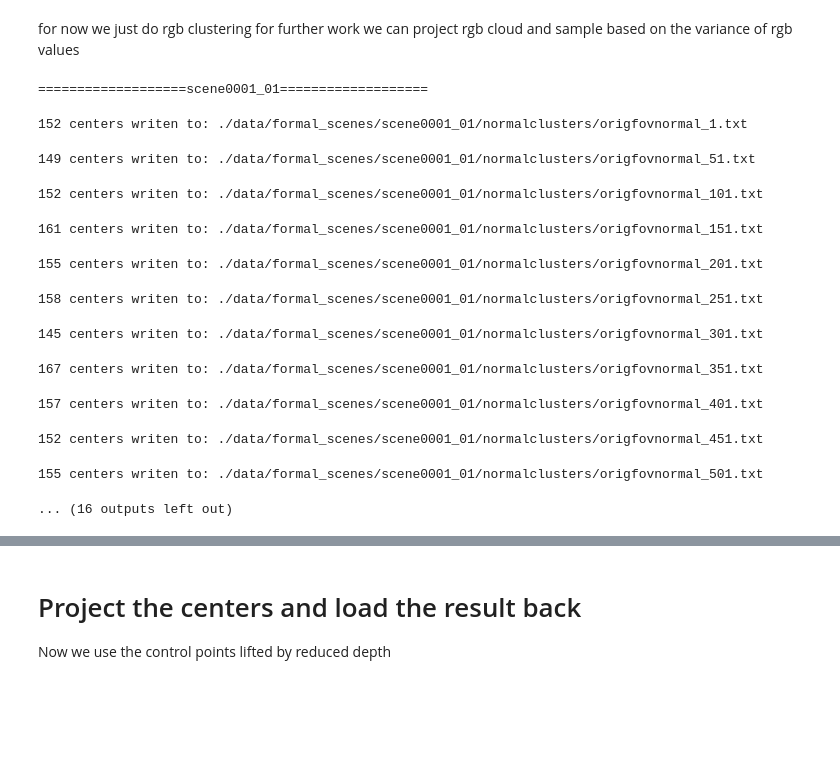
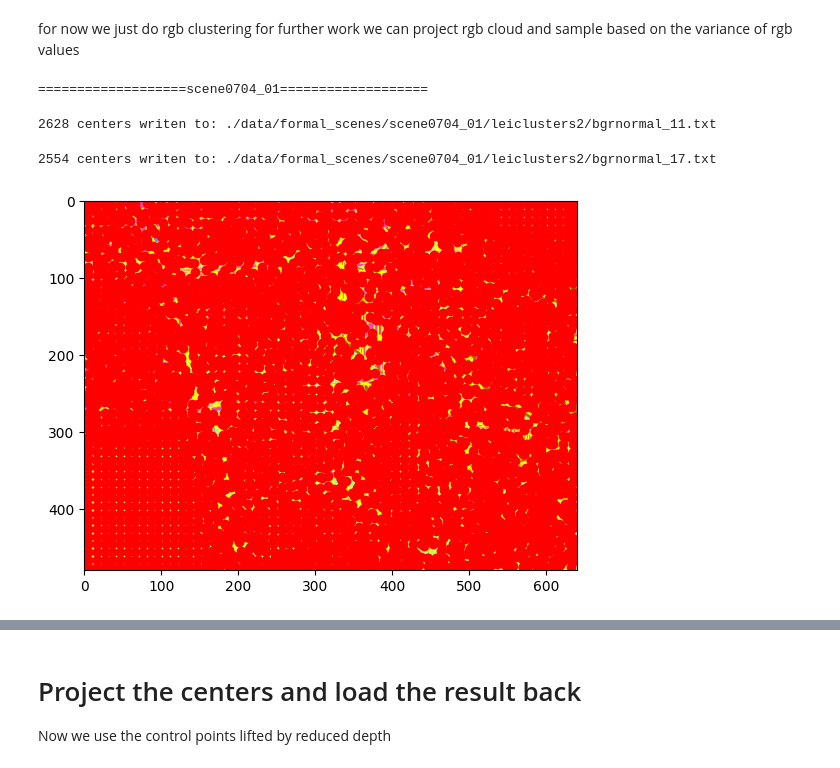
Before and after one commit to Dawnborn/Superpixel, a Jupyter notebook: superpixel.ipynb, the cells around one changed output, grey strips where cells are left out. Drawn from its saved outputs; the diff is of its cells as text; code cells hidden in the pictures; blank space fills up the shorter version.

```diff
--- a/superpixel.ipynb
+++ b/superpixel.ipynb
@@ -28,13 +32,16 @@ scene_root = "./data/formal_scenes/"
 hdr_fold = "hdr/"
 depth_fold = "depth/"
 normal_fold = "normal/"
-cluster_fold = "normalclusters/"
+cluster_fold = "leiclusters2/"
 # %%
 img_start = 0
 img_end = 1000
 img_step = 50 #!!!!
 
-numSegments = 200 #!!!!
+img_idx = list(range(img_start,img_end,img_step))
+img_idx = [10,16]
+
+numSegments = 64*48 #!!!!
 
 folder = "normal/" # change to normal or basecolor or ldr for now
 # normal_dirs = os.listdir(normal_root+scene_name)
@@ -43,7 +50,7 @@ mykey = lambda x:int(x.split(".")[0].split("_")[1])
 
 scene_names = os.listdir(scene_root)
 
-# scene_names = ["scene0704_01"]
+scene_names = ["scene0704_01"]
 
 for scene_name in scene_names:
     print("==================="+scene_name+"===================")
@@ -55,51 +62,44 @@ for scene_name in scene_names:
 
     for id_img, img_dir in tqdm(enumerate(img_dirs)):
 
-        if id_img < img_start:
+        # if id_img < img_start:
+        #     continue
+
+        # if id_img >= img_end:
+        #     break
+
+        # if not id_img % img_step == 0:
+        #     continue
+        if not id_img in img_idx:
             continue
 
-        if id_img >= img_end:
-            break
-
-        if not id_img % img_step == 0:
-            continue
-
-        if folder == "pfm/":
+        if img_dir.split(".")[-1]=="pfm":
             image = cv2.imread(scene_root+scene_name+folder+img_dir, cv2.IMREAD_UNCHANGED)
         else:
             image = img_as_float(io.imread(scene_root+scene_name+folder+img_dir))
 
         segments = slic(image, n_segments = numSegments, sigma = 3, compactness=1, max_size_factor=1)
         # those look similar share the same envmap, either is really similar or they are robust to different envmaps
 
         numResult = len(set(segments.flatten()))
         centers = np.zeros([numResult,2])
         for s in range(segments.min(), segments.max()+1):
             centers[s-1,:]=np.argwhere(segments==s).mean(axis=0)
         centers = centers.round()
         plt.imshow(mark_boundaries(image, segments))
 
         plt.scatter(centers[:,1],centers[:,0],marker='o',color='r')
         cluster_path = scene_root + scene_name + cluster_fold
         if not os.path.exists(cluster_path):
             os.mkdir(cluster_path)
         output_path = cluster_path+img_dir.split('.')[0]+".txt"
         print(str(centers.shape[0])+" centers writen to: "+output_path+"\n")
         # break
         np.savetxt(output_path,centers,fmt='%d')
 
     # break
 # %% [output]
-===================scene0001_01===================
+===================scene0704_01===================
-152 centers writen to: ./data/formal_scenes/scene0001_01/normalclusters/origfovnormal_1.txt
+2628 centers writen to: ./data/formal_scenes/scene0704_01/leiclusters2/bgrnormal_11.txt
-149 centers writen to: ./data/formal_scenes/scene0001_01/normalclusters/origfovnormal_51.txt
+2554 centers writen to: ./data/formal_scenes/scene0704_01/leiclusters2/bgrnormal_17.txt
-152 centers writen to: ./data/formal_scenes/scene0001_01/normalclusters/origfovnormal_101.txt
-161 centers writen to: ./data/formal_scenes/scene0001_01/normalclusters/origfovnormal_151.txt
-155 centers writen to: ./data/formal_scenes/scene0001_01/normalclusters/origfovnormal_201.txt
-158 centers writen to: ./data/formal_scenes/scene0001_01/normalclusters/origfovnormal_251.txt
-145 centers writen to: ./data/formal_scenes/scene0001_01/normalclusters/origfovnormal_301.txt
-167 centers writen to: ./data/formal_scenes/scene0001_01/normalclusters/origfovnormal_351.txt
-157 centers writen to: ./data/formal_scenes/scene0001_01/normalclusters/origfovnormal_401.txt
-152 centers writen to: ./data/formal_scenes/scene0001_01/normalclusters/origfovnormal_451.txt
-155 centers writen to: ./data/formal_scenes/scene0001_01/normalclusters/origfovnormal_501.txt
-... (16 outputs left out)
+[figure, added]
```
Also changed, not shown: parts of 23 cells of this notebook.
